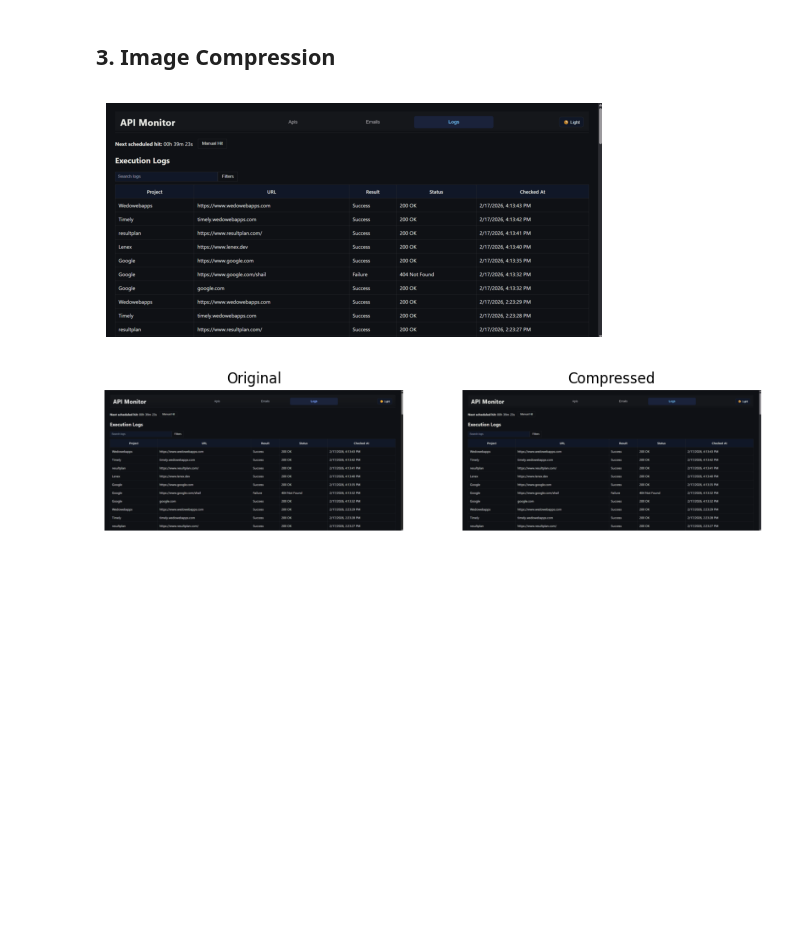
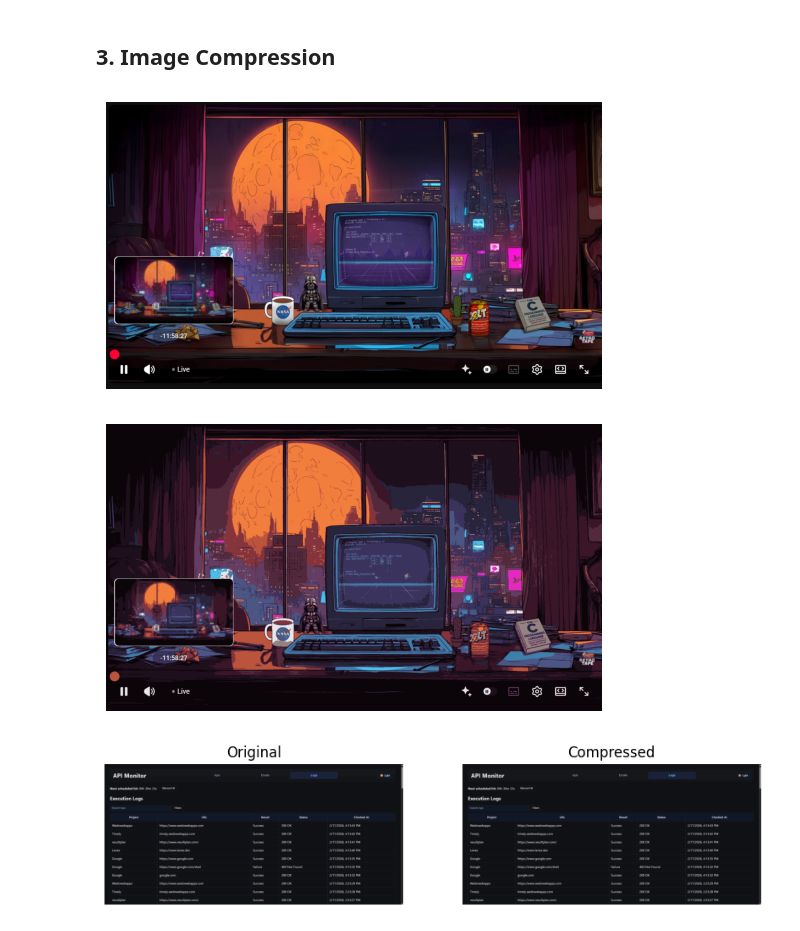
Before and after one commit to ShailPatel27/Innvonix-AI-Learning-Tasks, a Jupyter notebook: AI-ML/T2 Machine Learning Fundamentals/t4 Unsupervised Learning/p01_unsupervisedLearning.ipynb, the cells around one changed output. Drawn from its saved outputs; the diff is of its cells as text; code cells hidden in the pictures; blank space fills up the shorter version.

```diff
--- a/AI-ML/T2 Machine Learning Fundamentals/t4 Unsupervised Learning/p01_unsupervisedLearning.ipynb
+++ b/AI-ML/T2 Machine Learning Fundamentals/t4 Unsupervised Learning/p01_unsupervisedLearning.ipynb
@@ -123,31 +122,36 @@ plt.show()
 # %%
 from PIL import Image
 import numpy as np
 from sklearn.cluster import KMeans
 import matplotlib.pyplot as plt
 
 img = Image.open("../../images/image.png").convert("RGB")
 
 img_array = np.array(img)
 
 
 pixels = img_array.reshape(-1, 3)
 
 kmeans = KMeans(n_clusters=16, random_state=42)
 
 kmeans.fit(pixels)
 
 compressed = kmeans.cluster_centers_[kmeans.labels_]
 
 compressed = compressed.reshape(img_array.shape)
 
 compressed = compressed.astype(np.uint8)
 
+plt.imshow(img)
+plt.axis("off")
+plt.show()
+
 plt.imshow(compressed)
 plt.axis("off")
 plt.show()
 # %% [output]
-[figure, old version]
+[figure, new version]
+[figure, added]
 # %%
 compressed_img = Image.fromarray(compressed)
 
```
Also changed, not shown: parts of 1 cell of this notebook, 12 other files.
